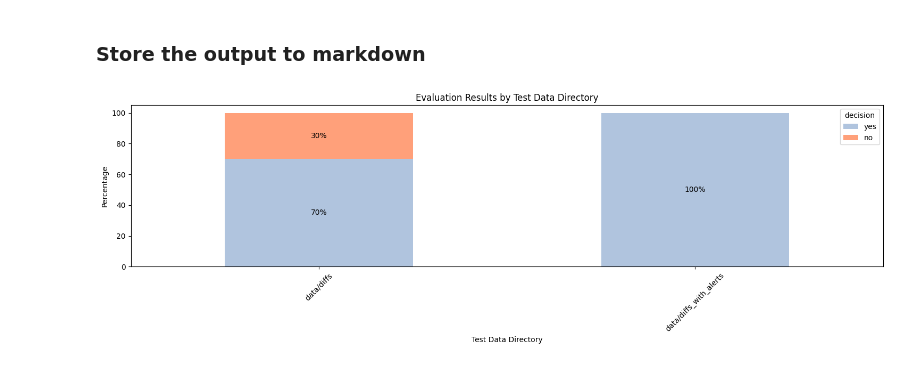
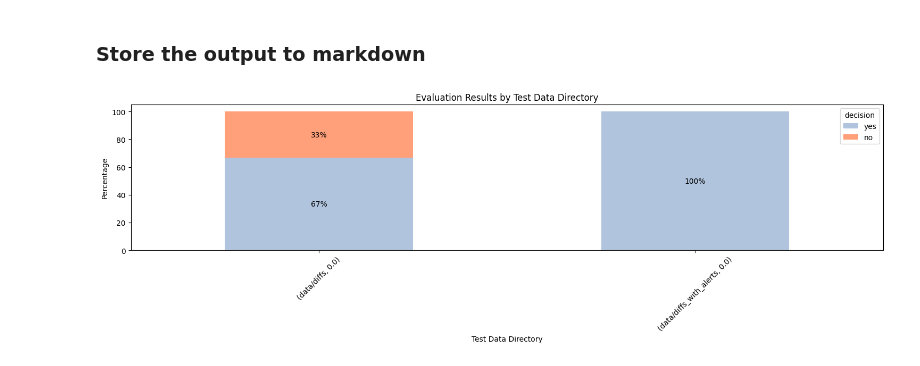
Before and after one commit to leftrightleft/smart-scan-experiments, a Jupyter notebook: analysis.ipynb, the cells around one changed output. Saved outputs shown, nothing was run; the diff lists cells and outputs as text; code cells hidden in the pictures.

```diff
--- a/analysis.ipynb
+++ b/analysis.ipynb
@@ -243,7 +243,7 @@ def create_directory():
     return directory, filename
 
 def calculate_percentages(df):
-    counts = df.groupby(['directory', 'decision']).size().unstack()
+    counts = df.groupby(['directory', 'temperature', 'decision']).size().unstack()
     counts = counts[['yes', 'no']]
     percentages = counts.div(counts.sum(axis=1), axis=0) * 100
     return percentages
@@ -269,32 +269,35 @@ def filter_decisions(df):
     df_no = df[(df['decision'] == 'no') & (df['directory'].str.contains('alerts_with_findings'))]
     return df_no
 
 def top_token_usage(df):
     df_token = df[['tokens', 'directory', 'file', 'model', 'decision', 'reason']]
     df_token_sorted = df_token.sort_values('tokens', ascending=False)
     df_token_top10 = df_token_sorted.head(10)
     return df_token_top10
 
 def write_to_csv(df, filename):
     df.to_csv(f"data/output/{filename}/export.csv",index=False)
 
 def write_to_md(df_no, df_token_top10, directory, prompt):
     with open(f"{directory}/report.md", 'w') as f:
         f.write(f"# Smart-scan Analysis Results\n\n![Plot](plot.png)\n")
-        f.write(f"## Prompt\n\n{prompt}\n")
         f.write(f"\n[Link to full CSV export](export.csv)\n")
+        f.write(f"## Test Parameters\n")
+        f.write(f"#### Models:\n{models}\n")
+        f.write(f"#### Temperatures:\n{temperatures}\n")
+        f.write(f"#### Prompt:\n{prompt}\n")
         f.write(f"\n## \"No\" Decision\n\n")
         f.write(f"{df_no[['directory', 'file', 'model', 'decision', 'reason']].to_markdown(index=False)}")
         f.write(f"\n## Top 10 Token Usage\n\n")
         f.write(df_token_top10.to_markdown(index=False))
 
 # Use the functions
 directory, filename = create_directory()
 percentages = calculate_percentages(df)
 plot_percentages(percentages, filename)
 df_no = filter_decisions(df)
 df_token_top10 = top_token_usage(df)
 write_to_csv(df, filename)
 write_to_md(df_no, df_token_top10, directory, prompt)
 # %% [output]
-[figure, old version]
+[figure, new version]
```
Also changed, not shown: parts of 1 cell of this notebook, 6 other files.
